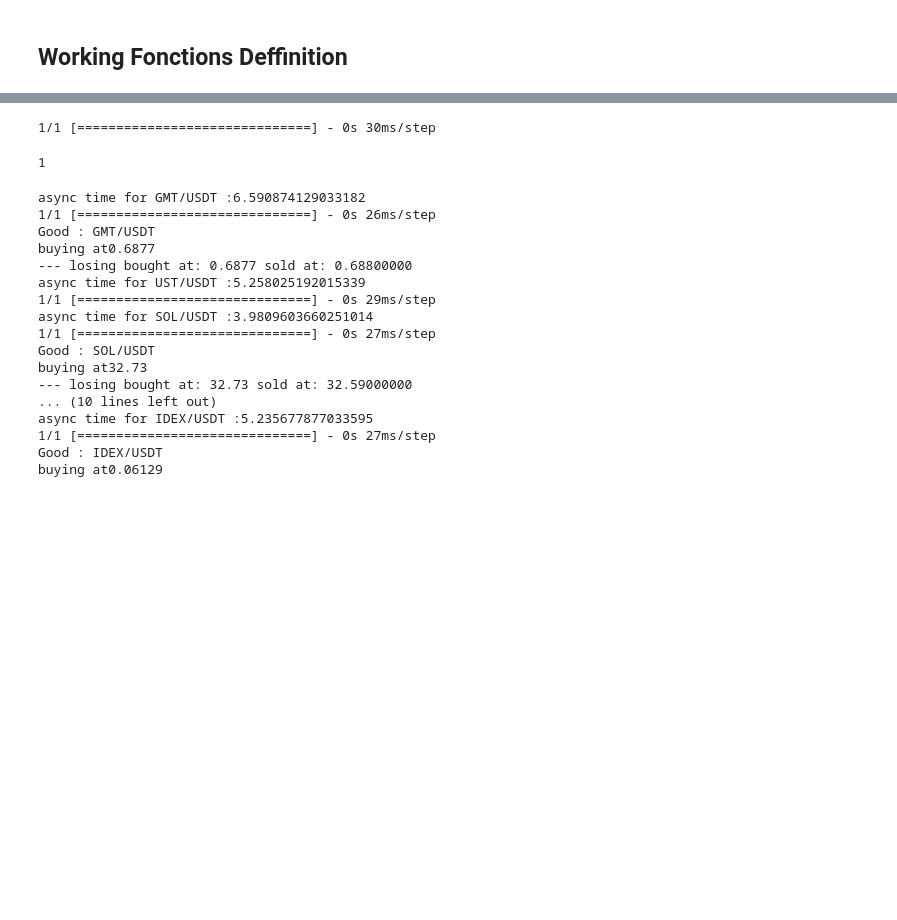
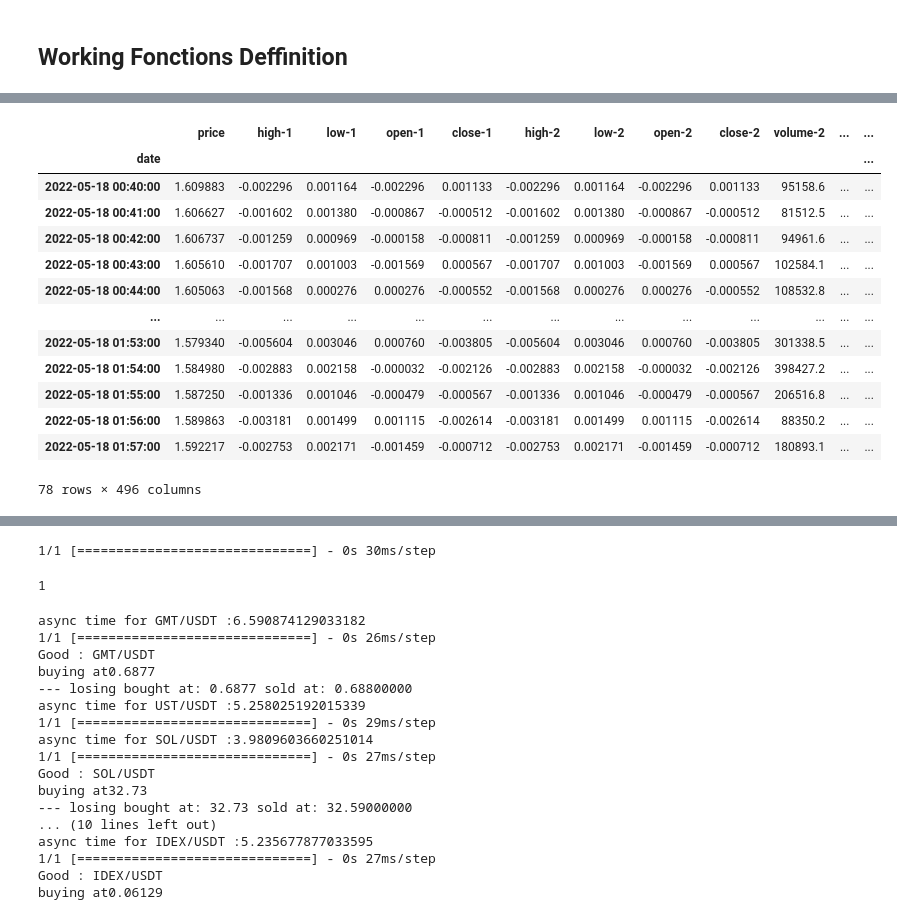
Before and after one commit to AyoubJadouli/Crypto_backtest_tools, a Jupyter notebook: ++UsingAIModel.ipynb, the cells around one changed output, grey strips where cells are left out. Drawn from its saved outputs; the diff is of its cells as text; code cells hidden in the pictures; blank space fills up the shorter version.

```diff
--- a/++UsingAIModel.ipynb
+++ b/++UsingAIModel.ipynb
@@ -673,0 +711,22 @@ pdata.shape
+# %%
+livecsv=pd.read_csv("livetest.csv",index_col=0)
+# %%
+lc=livecsv.drop(columns=['volume','BTC_volume','volume-1','BTC_volume-1','volume-1_day','BTC_volume-1_day','volume-1_hour','BTC_volume-1_hour','volume-1_5min','BTC_volume-1_5min','volume-1_15min','BTC_volume-1_15min',])
+# %%
+lc2=lc.drop(columns=['bs','buy','sell'])
+lc2
+# %% [output]
+|  | price | high-1 | low-1 | open-1 | close-1 | high-2 | low-2 | open-2 | close-2 | volume-2 | ... | ... |
+| date |  |  |  |  |  |  |  |  |  |  |  | ... |
+| 2022-05-18 00:40:00 | 1.609883 | -0.002296 | 0.001164 | -0.002296 | 0.001133 | -0.002296 | 0.001164 | -0.002296 | 0.001133 | 95158.6 | ... | ... |
+| 2022-05-18 00:41:00 | 1.606627 | -0.001602 | 0.001380 | -0.000867 | -0.000512 | -0.001602 | 0.001380 | -0.000867 | -0.000512 | 81512.5 | ... | ... |
+| 2022-05-18 00:42:00 | 1.606737 | -0.001259 | 0.000969 | -0.000158 | -0.000811 | -0.001259 | 0.000969 | -0.000158 | -0.000811 | 94961.6 | ... | ... |
+| 2022-05-18 00:43:00 | 1.605610 | -0.001707 | 0.001003 | -0.001569 | 0.000567 | -0.001707 | 0.001003 | -0.001569 | 0.000567 | 102584.1 | ... | ... |
+| 2022-05-18 00:44:00 | 1.605063 | -0.001568 | 0.000276 | 0.000276 | -0.000552 | -0.001568 | 0.000276 | 0.000276 | -0.000552 | 108532.8 | ... | ... |
+| ... | ... | ... | ... | ... | ... | ... | ... | ... | ... | ... | ... | ... |
+| 2022-05-18 01:53:00 | 1.579340 | -0.005604 | 0.003046 | 0.000760 | -0.003805 | -0.005604 | 0.003046 | 0.000760 | -0.003805 | 301338.5 | ... | ... |
+| 2022-05-18 01:54:00 | 1.584980 | -0.002883 | 0.002158 | -0.000032 | -0.002126 | -0.002883 | 0.002158 | -0.000032 | -0.002126 | 398427.2 | ... | ... |
+| 2022-05-18 01:55:00 | 1.587250 | -0.001336 | 0.001046 | -0.000479 | -0.000567 | -0.001336 | 0.001046 | -0.000479 | -0.000567 | 206516.8 | ... | ... |
+| 2022-05-18 01:56:00 | 1.589863 | -0.003181 | 0.001499 | 0.001115 | -0.002614 | -0.003181 | 0.001499 | 0.001115 | -0.002614 | 88350.2 | ... | ... |
+| 2022-05-18 01:57:00 | 1.592217 | -0.002753 | 0.002171 | -0.001459 | -0.000712 | -0.002753 | 0.002171 | -0.001459 | -0.000712 | 180893.1 | ... | ... |
+78 rows × 496 columns
```
Also changed, not shown: parts of 28 cells of this notebook, 3 other files.
